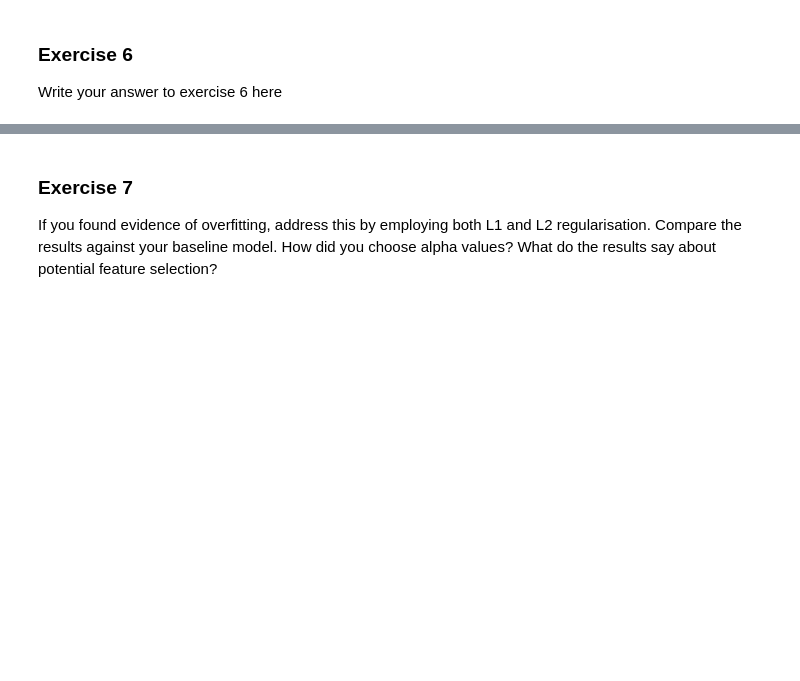
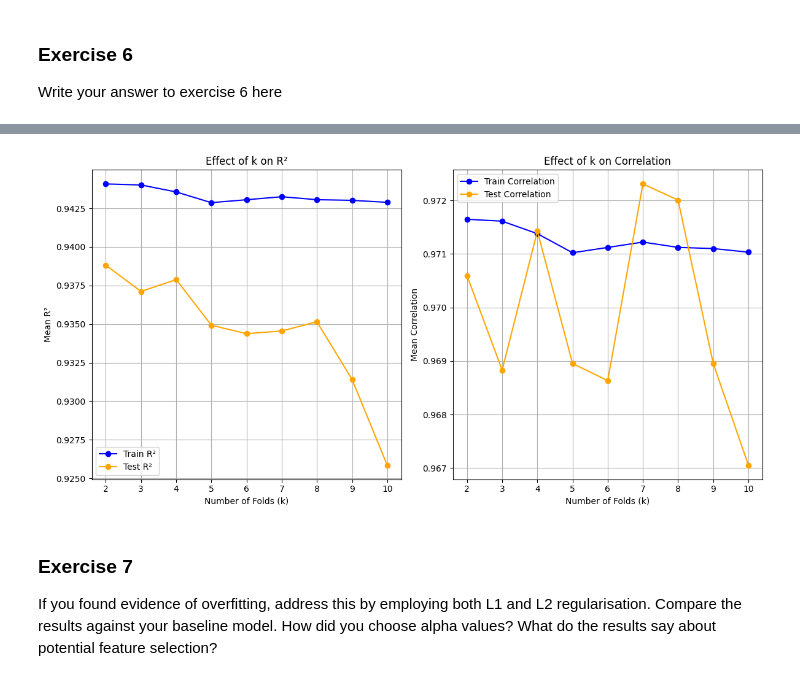
Before and after one commit to Navaneeth2906/nm803_ads_2024, a Jupyter notebook: Practical_3.ipynb, the cells around one changed output, grey strips where cells are left out. Drawn from its saved outputs; the diff is of its cells as text; code cells hidden in the pictures; blank space fills up the shorter version.

```diff
--- a/Practical_3.ipynb
+++ b/Practical_3.ipynb
@@ -1160,0 +1205,85 @@ Write your answer to exercise 6 here
+# %%
+import numpy as np
+import pandas as pd
+from sklearn.model_selection import KFold
+import statsmodels.api as sm
+import matplotlib.pyplot as plt
+
+k_values = range(2, 11)
+mean_train_r2 = []
+mean_test_r2 = []
+mean_train_corr = []
+mean_test_corr = []
+
+for k in k_values:
+    kf = KFold(n_splits=k, shuffle=True, random_state=42)
+    train_r2_scores = []
+    test_r2_scores = []
+    train_correlations = []
+    test_correlations = []
+
+    for train_index, test_index in kf.split(X):
+
+        train_places = X.index[train_index]
+        test_places = X.index[test_index]
+
+        X_train, X_test = X.loc[train_places], X.loc[test_places]
+        y_train, y_test = y.loc[train_places], y.loc[test_places]
+
+        X_train_with_const = sm.add_constant(X_train)
+        X_test_with_const = sm.add_constant(X_test)
+
+        model = sm.OLS(y_train, X_train_with_const).fit_regularized()
+
+        y_train_pred = np.array(model.predict(X_train_with_const))
+        y_test_pred = np.array(model.predict(X_test_with_const))
+
+        ss_total_train = np.sum((y_train - np.mean(y_train)) ** 2)
+        ss_residual_train = np.sum((y_train - y_train_pred) ** 2)
+        r2_train = 1 - (ss_residual_train / ss_total_train)
+
+        ss_total_test = np.sum((y_test - np.mean(y_test)) ** 2)
+        ss_residual_test = np.sum((y_test - y_test_pred) ** 2)
+        r2_test = 1 - (ss_residual_test / ss_total_test)
+
+        train_r2_scores.append(r2_train)
+        test_r2_scores.append(r2_test)
+
+        train_correlation = np.corrcoef(y_train, y_train_pred)[0, 1]
+        test_correlation = np.corrcoef(y_test, y_test_pred)[0, 1]
+
+        train_correlations.append(train_correlation)
+        test_correlations.append(test_correlation)
+    print(train_r2_scores)
+    # Store mean metrics for this value of k
+    mean_train_r2.append(np.mean(train_r2_scores))
+    mean_test_r2.append(np.mean(test_r2_scores))
+    mean_train_corr.append(np.mean(train_correlations))
+    mean_test_corr.append(np.mean(test_correlations))
+
+# Plot the results
+plt.figure(figsize=(12, 6))
+
+# Plot R²
+plt.subplot(1, 2, 1)
+plt.plot(k_values, mean_train_r2, marker='o', label='Train R²', color='blue')
+plt.plot(k_values, mean_test_r2, marker='o', label='Test R²', color='orange')
+plt.title("Effect of k on R²")
+plt.xlabel("Number of Folds (k)")
+plt.ylabel("Mean R²")
+plt.grid()
+plt.legend()
+
+# Plot Correlation
+plt.subplot(1, 2, 2)
+plt.plot(k_values, mean_train_corr, marker='o', label='Train Correlation', color='blue')
+plt.plot(k_values, mean_test_corr, marker='o', label='Test Correlation', color='orange')
+plt.title("Effect of k on Correlation")
+plt.xlabel("Number of Folds (k)")
+plt.ylabel("Mean Correlation")
+plt.grid()
+plt.legend()
+
+plt.tight_layout()
+plt.show()
+# %% [output]
@@ -1161,3 +1299,4 @@ Write your answer to exercise 6 here
+[figure, added]
 # %% [markdown]
 ### Exercise 7
 
```
Also changed, not shown: parts of 12 cells of this notebook.
